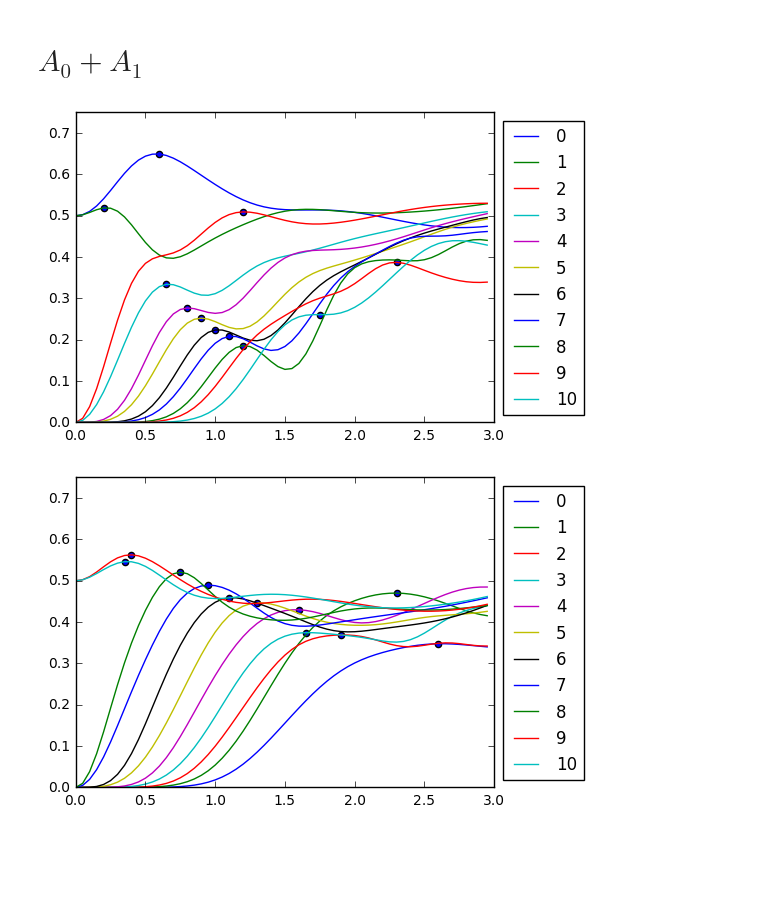
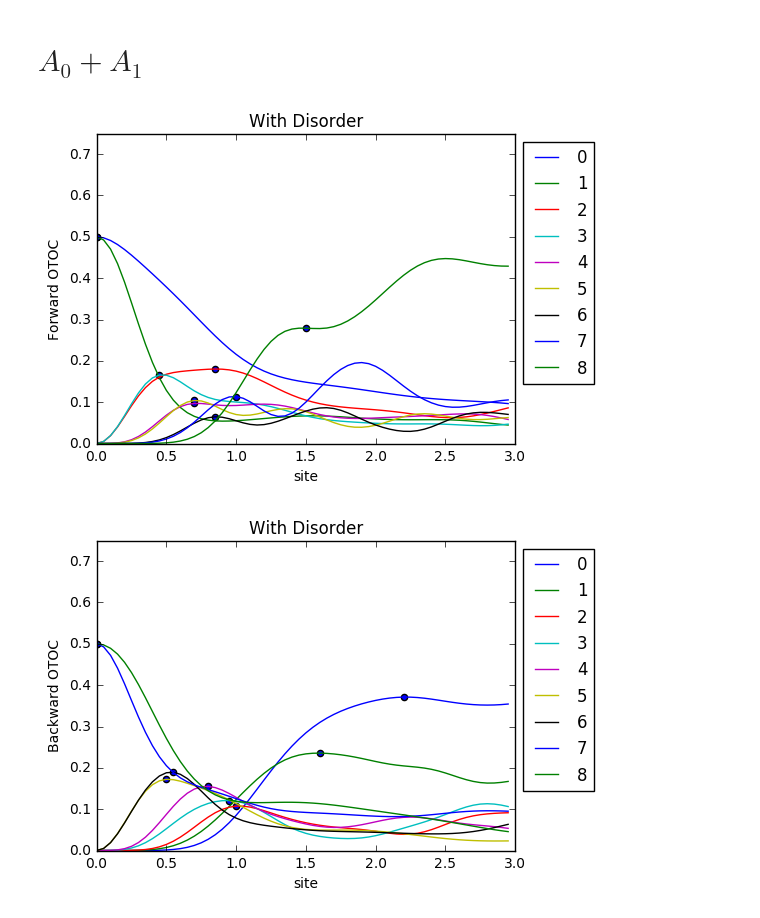
Before and after one commit to cnstahl/Asymmetric, a Jupyter notebook: python/Hamiltonian/Peaks.ipynb, the cells around one changed output. Saved outputs shown, nothing was run; the diff lists cells and outputs as text; code cells hidden in the pictures; blank space fills up the shorter version.

Commit message:
weights_save.py is functioning

```diff
--- a/python/Hamiltonian/Peaks.ipynb
+++ b/python/Hamiltonian/Peaks.ipynb
@@ -23,13 +24,17 @@ ax = plt.subplot(111)
 for i in range(L):
     for jdx, val in enumerate(weightfore9[i]):
         if (val > weightfore9[i,jdx+1]): peaks[0,i] = jdx; break
-    if (i%2==0):
+    peaks[0,0]=0
+    if (i%1==0):
         ax.plot(np.arange(end)/n,weightfore9[i,:end], label = str(i))
         ax.scatter(peaks[0,i]/n, weightfore9[i, (int)(peaks[0,i])])
 box = ax.get_position()
 ax.set_position([box.x0, box.y0, box.width * 0.9, box.height])
-ax.legend(bbox_to_anchor=(1.05, 1), loc=2)
+ax.legend(bbox_to_anchor=(1, 1), loc=2)
 plt.ylim(0,1)
+plt.xlim(0,3)
+plt.ylabel('Forward Front')
+plt.xlabel('site')
 plt.show()
 
 ax = plt.subplot(111)
@@ -38,12 +43,16 @@ for i in range(L):
         if (val > weightback9[i,jdx+1]):
             peaks[1,i] = jdx
             break
-    if (i%2==0):
+    peaks[1,L-1]=0
+    if (i%1==0):
         ax.plot(np.arange(end)/n,weightback9[i,:end], label = str(i))
         ax.scatter(peaks[1,i]/n, weightback9[i, (int)(peaks[1,i])])
 box = ax.get_position()
 ax.set_position([box.x0, box.y0, box.width * 0.9, box.height])
-ax.legend(bbox_to_anchor=(1.05, 1), loc=2)
+ax.legend(bbox_to_anchor=(1, 1), loc=2)
 plt.ylim(0,1)
+plt.xlim(0,3)
+plt.ylabel('Backward Front')
+plt.xlabel('site')
 plt.show()
 # %% [output]
@@ -103,0 +120,4 @@ plt.plot(range(L-1),peaks[1,::-1])
+# %%
+L = 9; end = 3; n = 20
+
+weightfore9, weightback9 = asym.get_all_weights(L, end, n, here=False, dense = True, field_strength=1)
@@ -104,48 +169,58 @@ plt.plot(range(L-1),peaks[1,::-1])
 # %% [markdown]
 # $A_0+A_1$
 # %%
-L = 11
+L = 9
 # Total time elapsed
 end = 3
 # Time steps per second
 n = 20
 
-weightfore9, weightback9 = asym.get_all_weights(L, end, n, here=True, dense = True, Azero=False, Aplus=True)
+weightfore9, weightback9 = asym.get_all_weights(L, end, n, here=False, dense = True, Azero=False, Aplus=True,
+                                                field_strength=0)
 # %%
 end = (int) (n*3)
 peaks = np.zeros((2,L))
 
 ax = plt.subplot(111)
 for i in range(L):
     for jdx, val in enumerate(weightfore9[i]):
-        if (val > weightfore9[i,jdx+1]): peaks[0,i] = jdx; break
+        if (val > weightfore9[i,jdx+1] or jdx==58): peaks[0,i] = jdx; break
+    peaks[0,0]=0
     if (i%1==0):
         ax.plot(np.arange(end)/n,weightfore9[i,:end], label = str(i))
         ax.scatter(peaks[0,i]/n, weightfore9[i, (int)(peaks[0,i])])
 box = ax.get_position()
 ax.set_position([box.x0, box.y0, box.width * 0.9, box.height])
 ax.legend(bbox_to_anchor=(1, 1), loc=2)
 plt.ylim(0,.75)
 plt.xlim(0,3)
+plt.ylabel('Forward OTOC')
+plt.xlabel('site')
+plt.title('With Disorder')
+plt.savefig('figures/plusOTOCwDisorder_fore.pdf')
 plt.show()
-peaks[0,0]=0
 
 ax = plt.subplot(111)
 for i in range(L):
     for jdx, val in enumerate(weightback9[i]):
-        if (val > weightback9[i,jdx+1]):
+        if (val > weightback9[i,jdx+1] or jdx==58):
             peaks[1,i] = jdx
             break
+    peaks[1,L-1]=0
     if (i%1==0):
         ax.plot(np.arange(end)/n,weightback9[i,:end], label = str(i))
         ax.scatter(peaks[1,i]/n, weightback9[i, (int)(peaks[1,i])])
 box = ax.get_position()
 ax.set_position([box.x0, box.y0, box.width * 0.9, box.height])
 ax.legend(bbox_to_anchor=(1, 1), loc=2)
 plt.ylim(0,.75)
 plt.xlim(0,3)
+plt.ylabel('Backward OTOC')
+plt.xlabel('site')
+plt.title('With Disorder')
+plt.savefig('figures/plusOTOCwDisorder_back.pdf')
 plt.show()
 # %% [output]
-[figure, old version]
+[figure, new version]
-[figure, old version]
+[figure, new version]
 # %%
```
Also changed, not shown: parts of 11 cells of this notebook, 17 other files.
